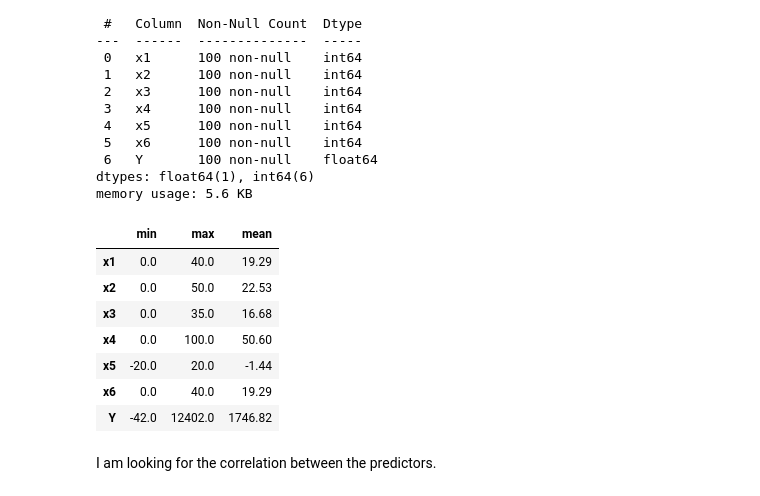
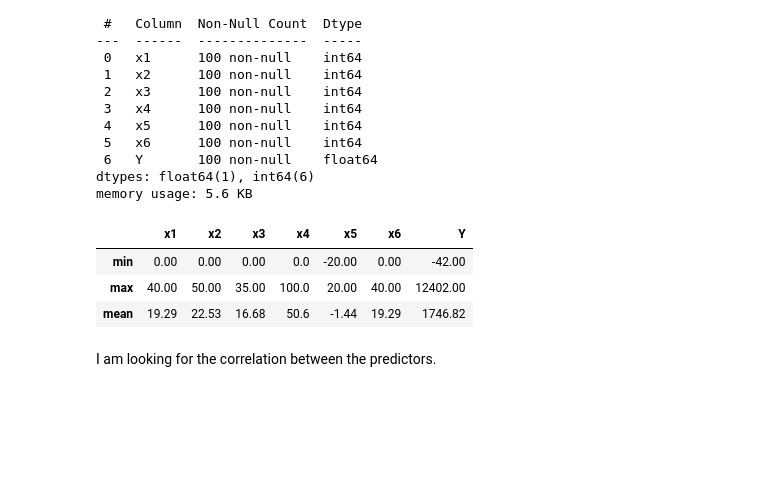
Before and after one commit to sahinozan/CE475-Project, a Jupyter notebook: project.ipynb, the cells around one changed output. Cells and saved outputs as stored; diff of their text form; code cells hidden in the pictures; blank space fills up the shorter version.

```diff
--- a/project.ipynb
+++ b/project.ipynb
@@ -18,6 +35,6 @@ from itertools import combinations
 # %%
-raw_dataset = pd.read_csv('project_data.csv', delimiter=';')
-dataset = raw_dataset.copy()
+initial_dataset = pd.read_csv('project_data.csv', delimiter=',')
+dataset = initial_dataset.copy()
 # %%
 dataset.head()
 # %% [output]
@@ -54,4 +71,4 @@ I extracted the rows with null Y value from the dataset. I will use them as the
 # %%
-test_data = dataset.tail(20)
-dataset = dataset.drop(test_data.index)
+predict_data = dataset.tail(20)
+dataset = dataset.drop(predict_data.index)
 # %%
@@ -88,16 +105,12 @@ Data columns (total 7 columns):
 dtypes: float64(1), int64(6)
 memory usage: 5.6 KB
 # %%
-dataset.describe().T[['min', 'max', 'mean']]
+dataset.describe().T[['min', 'max', 'mean']].T
 # %% [output]
-|  | min | max | mean |
-| x1 | 0.0 | 40.0 | 19.29 |
-| x2 | 0.0 | 50.0 | 22.53 |
-| x3 | 0.0 | 35.0 | 16.68 |
-| x4 | 0.0 | 100.0 | 50.60 |
-| x5 | -20.0 | 20.0 | -1.44 |
-| x6 | 0.0 | 40.0 | 19.29 |
-| Y | -42.0 | 12402.0 | 1746.82 |
+|  | x1 | x2 | x3 | x4 | x5 | x6 | Y |
+| min | 0.00 | 0.00 | 0.00 | 0.0 | -20.00 | 0.00 | -42.00 |
+| max | 40.00 | 50.00 | 35.00 | 100.0 | 20.00 | 40.00 | 12402.00 |
+| mean | 19.29 | 22.53 | 16.68 | 50.6 | -1.44 | 19.29 | 1746.82 |
 # %%
 predictors = ['x1', 'x2', 'x3', 'x4', 'x5', 'x6']
 # %% [markdown]
```
Also changed, not shown: parts of 31 cells of this notebook.
